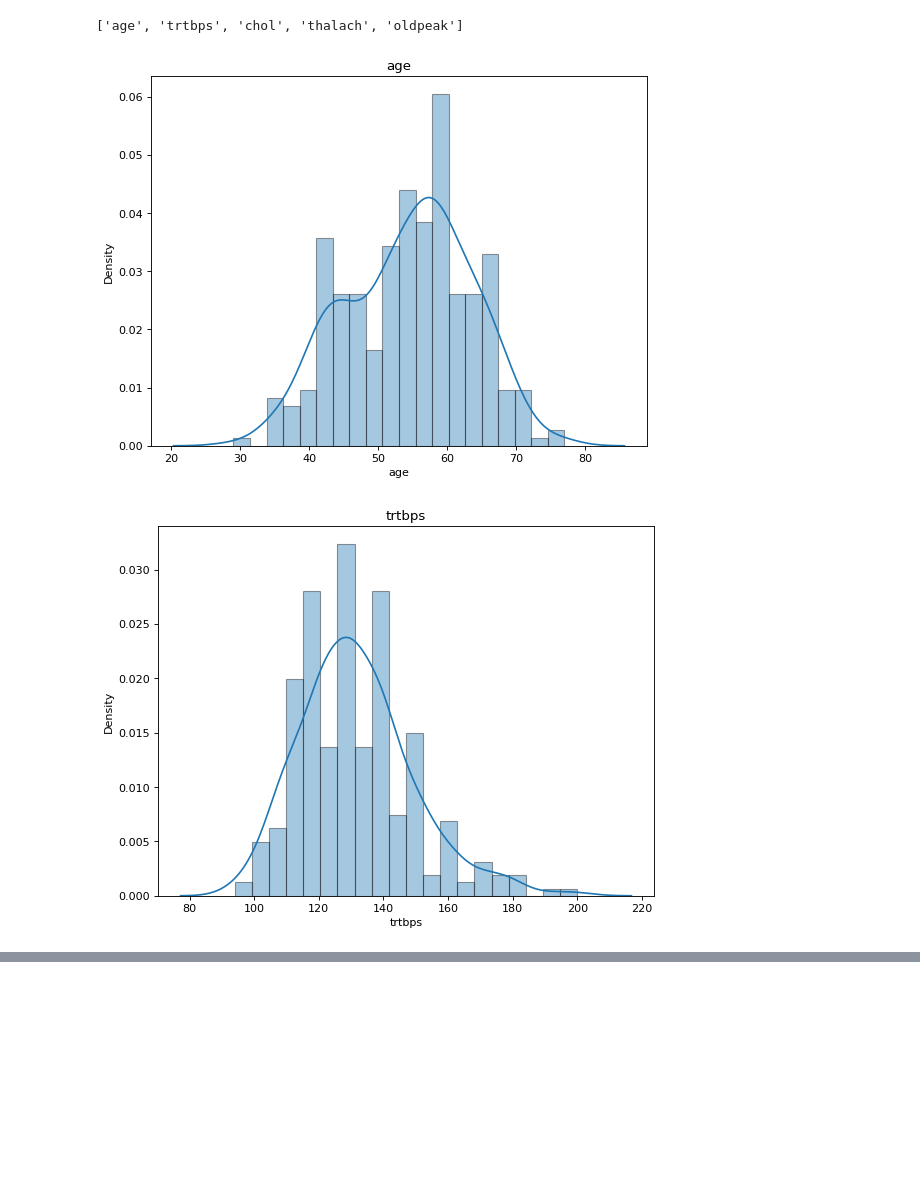
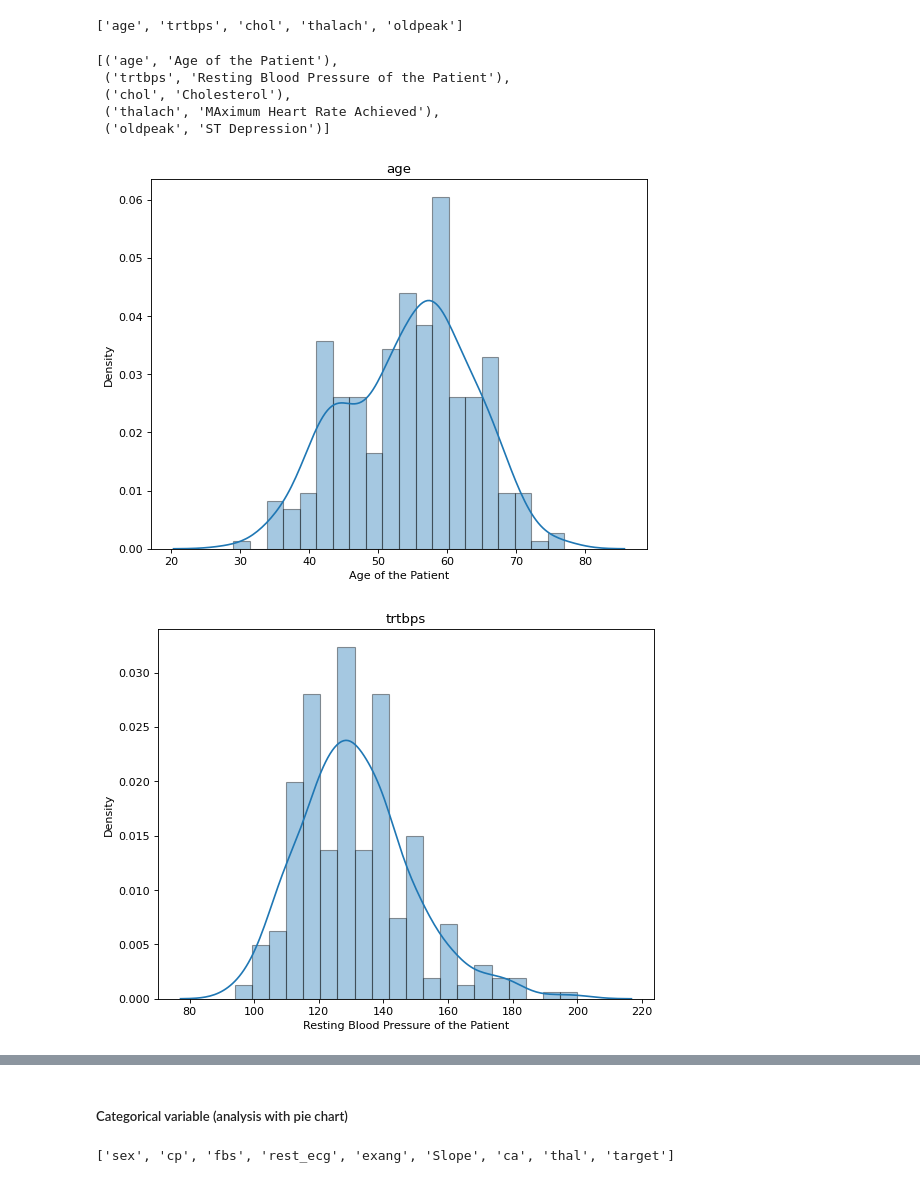
Before and after one commit to Shreya-khandelwal/Heart-Attack-Prediction-Analysis, a Jupyter notebook: code.ipynb, the cells around one changed output, grey strips where cells are left out. Saved outputs shown, nothing was run; the diff lists cells and outputs as text; code cells hidden in the pictures; blank space fills up the shorter version.

```diff
--- a/code.ipynb
+++ b/code.ipynb
@@ -253,11 +253,25 @@ y.axvline(df['oldpeak'].mean(), color = "red", ls = '--')
 numeric_var
 # %% [output]
 ['age', 'trtbps', 'chol', 'thalach', 'oldpeak']
+# %%
+numeric_axis_name = ['Age of the Patient', 'Resting Blood Pressure of the Patient', 'Cholesterol', 'MAximum Heart Rate Achieved', 'ST Depression']
+# %%
+list(zip(numeric_var, numeric_axis_name))
+# %% [output]
+[('age', 'Age of the Patient'),
+ ('trtbps', 'Resting Blood Pressure of the Patient'),
+ ('chol', 'Cholesterol'),
+ ('thalach', 'MAximum Heart Rate Achieved'),
+ ('oldpeak', 'ST Depression')]
 # %%
-for i in numeric_var:
+for i,z in list(zip(numeric_var, numeric_axis_name)):
     plt.figure(figsize=(8,6), dpi=80)
     sns.distplot(df[i], hist_kws = dict(linewidth = 1, edgecolor = "black"), bins=20)
     plt.title(i)
+    plt.xlabel(z)
+    plt.ylabel("Density")
+
+    plt.show()
 # %% [output]
-[figure, old version]
+[figure, new version]
-[figure, old version]
+[figure, new version]
@@ -266,0 +281,6 @@ for i in numeric_var:
+# %% [markdown]
+##### Categorical variable (analysis with pie chart)
+# %%
+categoric_var
+# %% [output]
+['sex', 'cp', 'fbs', 'rest_ecg', 'exang', 'Slope', 'ca', 'thal', 'target']
```
Also changed, not shown: parts of 6 cells of this notebook.
